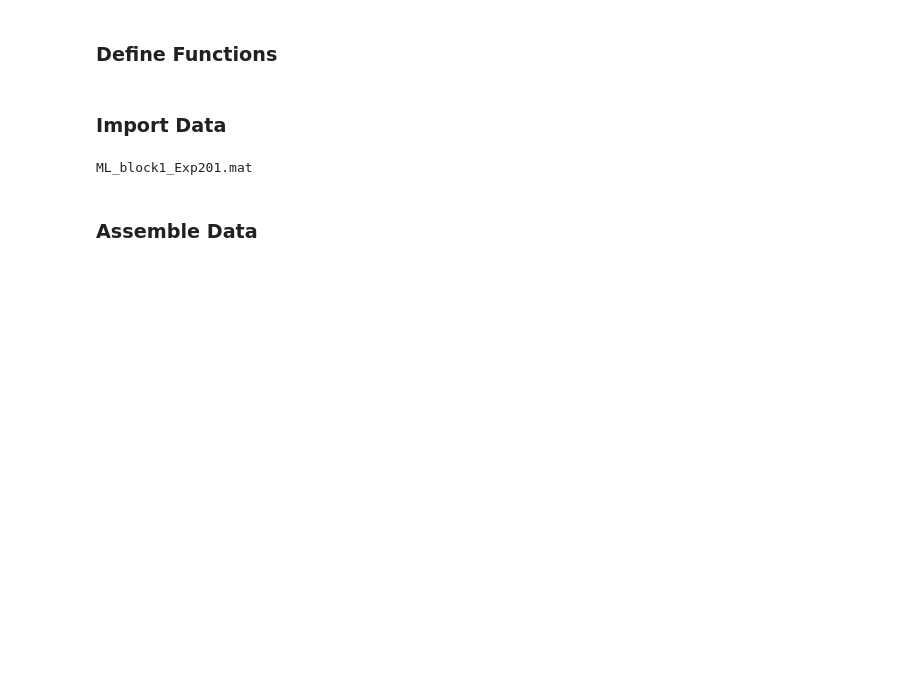
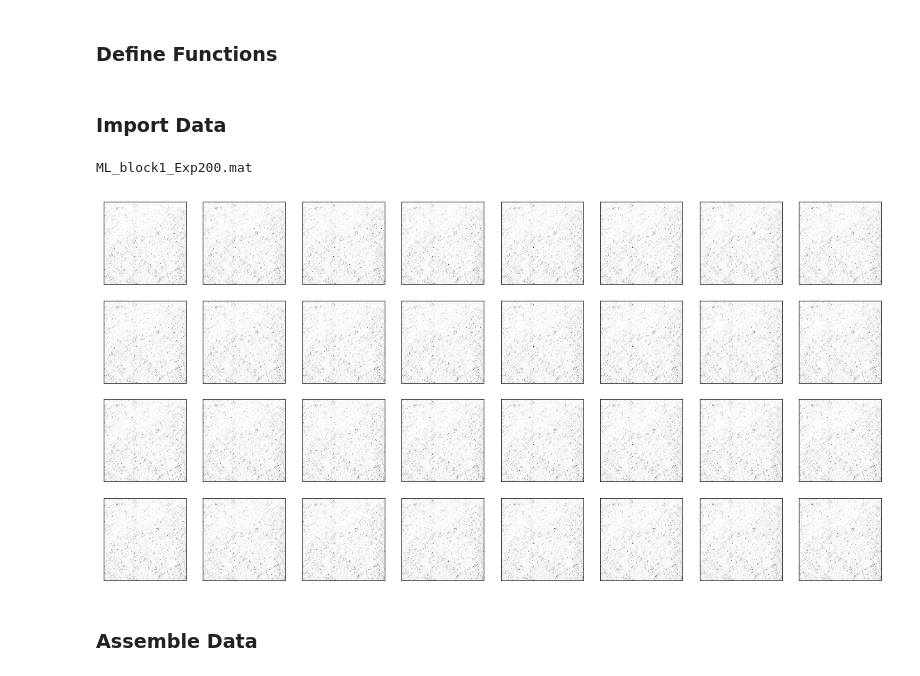
Before and after one commit to santi921/AM216Final2019, a Jupyter notebook: Cuccia_NN.ipynb, the cells around one changed output. Cells and saved outputs as stored; diff of their text form; code cells hidden in the pictures; blank space fills up the shorter version.

```diff
--- a/Cuccia_NN.ipynb
+++ b/Cuccia_NN.ipynb
@@ -4,6 +4,7 @@
 from __future__ import absolute_import, division, print_function
 import matplotlib.pyplot as plt
 import numpy as np
+from time import gmtime, strftime
 
 import pandas as pd
 import os
@@ -13,6 +14,13 @@ import scipy.io
 # TensorFlow and tf.keras
 import tensorflow as tf
 from tensorflow import keras
+
+# Define directory with matlab files
+# direc = 'D:/MLdata/18-01-09d-Exp/Extract Data/'
+# direc  = 'D:/Nicholas_ML/18-01-09d-Exp/Extract Data/'
+direc = './18-01-09d-Exp/Extract Data/'
+# Define directory to save model and plots
+savedir = './Model/'+strftime("%Y-%m-%d %H", gmtime())
 # %% [markdown]
 ### Define Functions
 # %%
@@ -58,13 +66,8 @@ def crop_center(img,crop):
 crop_size = 1000
 split_size = 100
 
-# Define directory with matlab files
-# direc = 'D:/MLdata/18-01-09d-Exp/Extract Data/'
-
-direc  = 'D:/Nicholas_ML/18-01-09d-Exp/Extract Data/'
-
 # Extract file names
-files = [filename for filename in os.listdir(direc)][:2]
+files = [filename for filename in os.listdir(direc)][:1]
 
 # Intialize Lists
 length_index = []
@@ -98,34 +101,35 @@ for file in files:
     exp = np.repeat(int(re.search('Exp(.*).mat', file).group(1)), len(T))
 
     # Crop images to appropriate size
     cropped_images = crop_center(images, crop_size)
 
     for i in range(cropped_images.shape[2]):
         #Break images into smaller pieces
         #Divide by 255 to normalize data
         temp = blockshaped(cropped_images[:,:,i], split_size)/255.0
         split_images.extend(temp)
 
     # Append data to lists
     # Adjust labels to account for the splitting of images
     Fn_label.extend(np.repeat(Fn, (crop_size/split_size)**2))
     Fs_label.extend(np.repeat(Fs, (crop_size/split_size)**2))
     T_label.extend(np.repeat(T, (crop_size/split_size)**2))
     log_T_label.extend(np.repeat(np.log(T), (crop_size/split_size)**2))
     block_label.extend(np.repeat(block, (crop_size/split_size)**2))
     exp_label.extend(np.repeat(exp, (crop_size/split_size)**2))
 
 # Convert final results into arrays
 length_index = np.array(length_index)
 split_images = np.array(split_images)
 Fn_label = np.array(Fn_label)
 Fs_label = np.array(Fs_label)
 T_label = np.array(T_label)
 log_T_label = np.array(log_T_label)
 block_label = np.array(block_label)
 exp_label = np.array(exp_label)
 # %% [output]
-ML_block1_Exp201.mat
+ML_block1_Exp200.mat
+[figure, added]
 # %% [markdown]
 ### Assemble Data
 # %%
```
Also changed, not shown: parts of 3 cells of this notebook, 3 other files.
